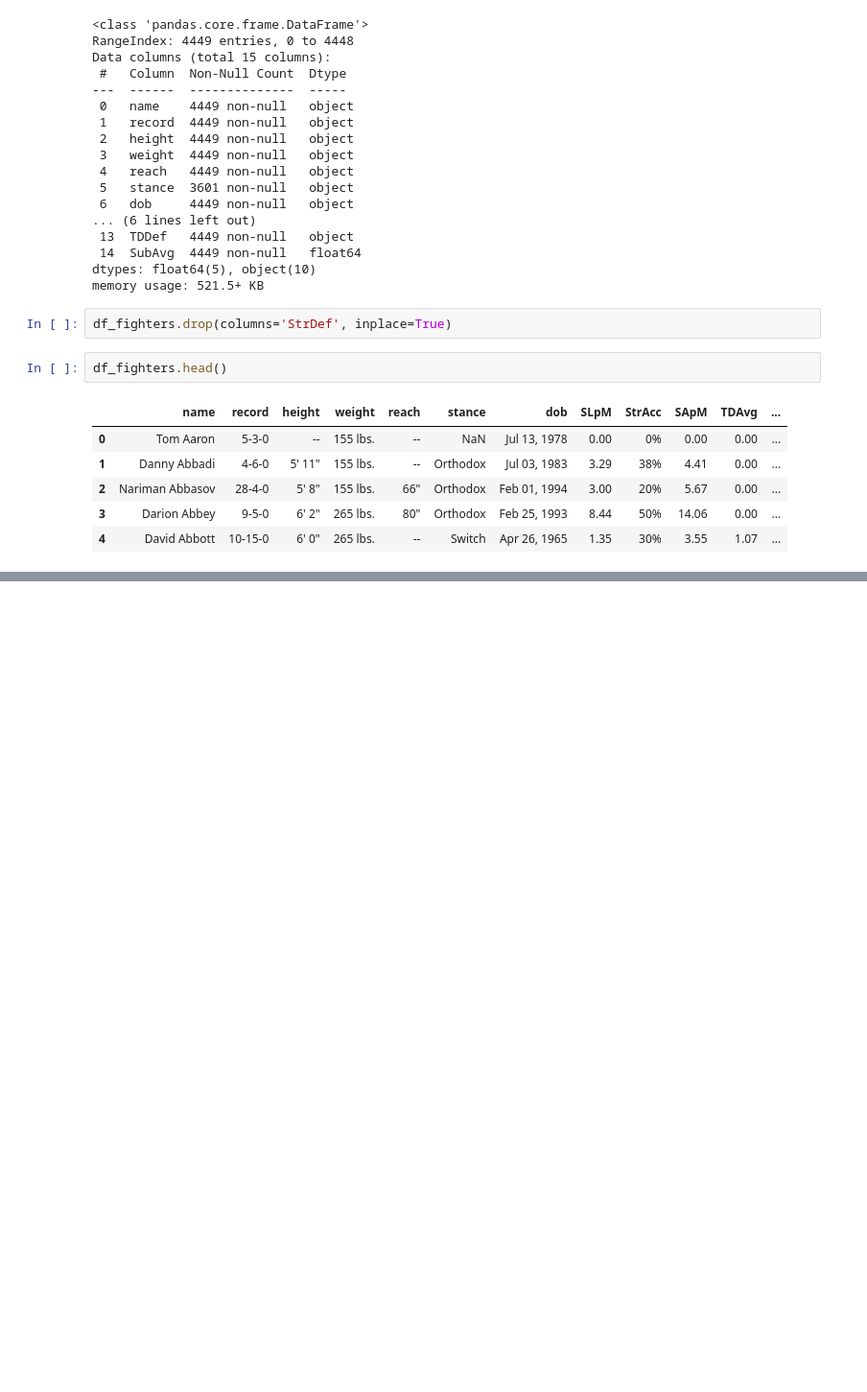
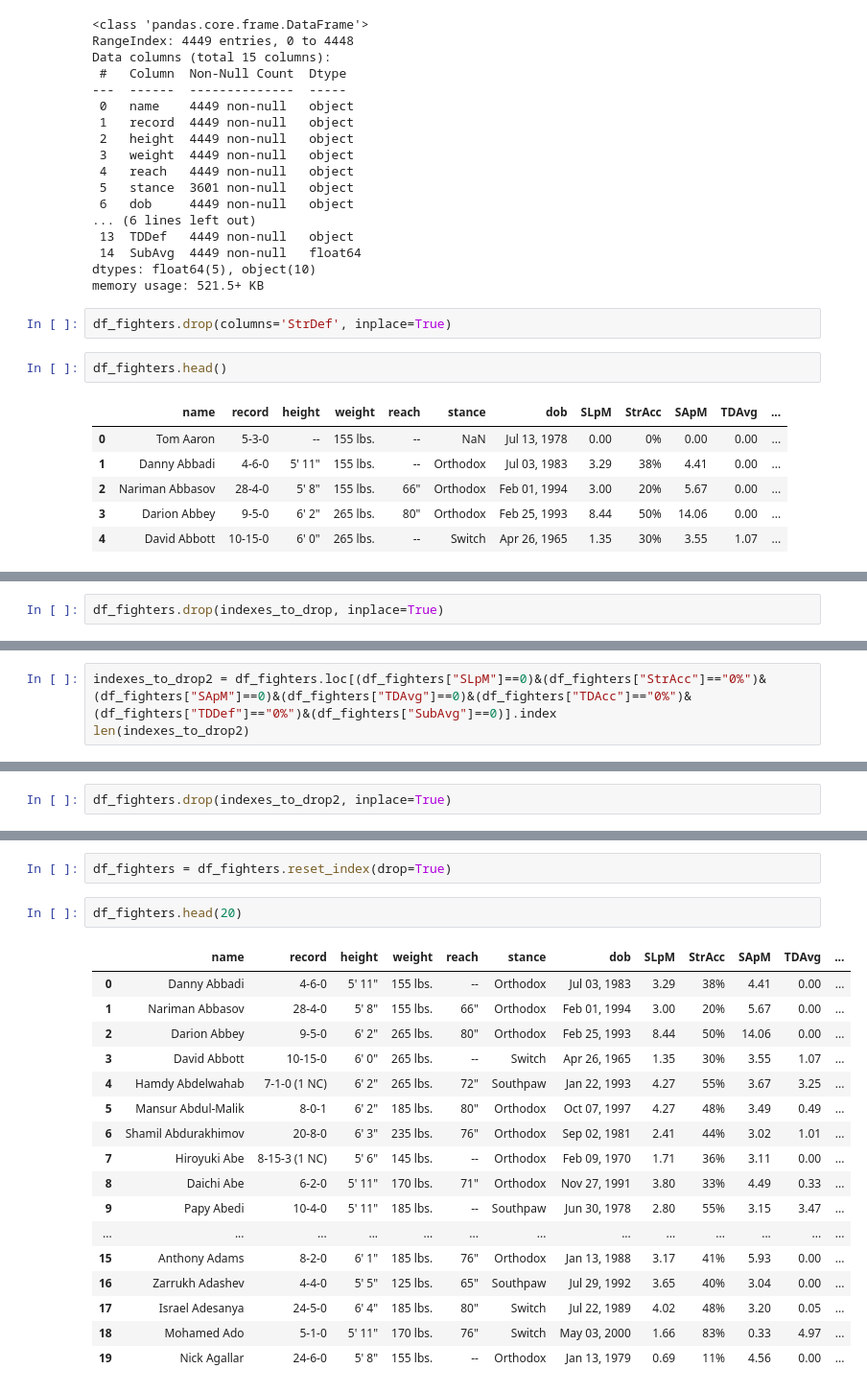
Before and after one commit to LLWICK/UFC-Fight-Winner-Predictor-Machine-learning, a Jupyter notebook: training/training.ipynb, the cells around one changed output, grey strips where cells are left out. Shown: that part at 96% size. Cells and saved outputs as stored; diff of their text form; blank space fills up the shorter version.

```diff
--- a/training/training.ipynb
+++ b/training/training.ipynb
@@ -60,0 +84,2 @@ df
+# %%
+df_fighters.drop(indexes_to_drop, inplace=True)
@@ -60,0 +106,3 @@ df
+# %%
+indexes_to_drop2 = df_fighters.loc[(df_fighters["SLpM"]==0)&(df_fighters["StrAcc"]=="0%")&(df_fighters["SApM"]==0)&(df_fighters["TDAvg"]==0)&(df_fighters["TDAcc"]=="0%")&(df_fighters["TDDef"]=="0%")&(df_fighters["SubAvg"]==0)].index
+len(indexes_to_drop2)
@@ -60,0 +111,2 @@ df
+# %%
+df_fighters.drop(indexes_to_drop2, inplace=True)
@@ -60,0 +165,22 @@ df
+# %%
+df_fighters = df_fighters.reset_index(drop=True)
+# %%
+df_fighters.head(20)
+# %% [output]
+|  | name | record | height | weight | reach | stance | dob | SLpM | StrAcc | SApM | TDAvg | ... |
+| 0 | Danny Abbadi | 4-6-0 | 5' 11" | 155 lbs. | -- | Orthodox | Jul 03, 1983 | 3.29 | 38% | 4.41 | 0.00 | ... |
+| 1 | Nariman Abbasov | 28-4-0 | 5' 8" | 155 lbs. | 66" | Orthodox | Feb 01, 1994 | 3.00 | 20% | 5.67 | 0.00 | ... |
+| 2 | Darion Abbey | 9-5-0 | 6' 2" | 265 lbs. | 80" | Orthodox | Feb 25, 1993 | 8.44 | 50% | 14.06 | 0.00 | ... |
+| 3 | David Abbott | 10-15-0 | 6' 0" | 265 lbs. | -- | Switch | Apr 26, 1965 | 1.35 | 30% | 3.55 | 1.07 | ... |
+| 4 | Hamdy Abdelwahab | 7-1-0 (1 NC) | 6' 2" | 265 lbs. | 72" | Southpaw | Jan 22, 1993 | 4.27 | 55% | 3.67 | 3.25 | ... |
+| 5 | Mansur Abdul-Malik | 8-0-1 | 6' 2" | 185 lbs. | 80" | Orthodox | Oct 07, 1997 | 4.27 | 48% | 3.49 | 0.49 | ... |
+| 6 | Shamil Abdurakhimov | 20-8-0 | 6' 3" | 235 lbs. | 76" | Orthodox | Sep 02, 1981 | 2.41 | 44% | 3.02 | 1.01 | ... |
+| 7 | Hiroyuki Abe | 8-15-3 (1 NC) | 5' 6" | 145 lbs. | -- | Orthodox | Feb 09, 1970 | 1.71 | 36% | 3.11 | 0.00 | ... |
+| 8 | Daichi Abe | 6-2-0 | 5' 11" | 170 lbs. | 71" | Orthodox | Nov 27, 1991 | 3.80 | 33% | 4.49 | 0.33 | ... |
+| 9 | Papy Abedi | 10-4-0 | 5' 11" | 185 lbs. | -- | Southpaw | Jun 30, 1978 | 2.80 | 55% | 3.15 | 3.47 | ... |
+| ... | ... | ... | ... | ... | ... | ... | ... | ... | ... | ... | ... | ... |
+| 15 | Anthony Adams | 8-2-0 | 6' 1" | 185 lbs. | 76" | Orthodox | Jan 13, 1988 | 3.17 | 41% | 5.93 | 0.00 | ... |
+| 16 | Zarrukh Adashev | 4-4-0 | 5' 5" | 125 lbs. | 65" | Southpaw | Jul 29, 1992 | 3.65 | 40% | 3.04 | 0.00 | ... |
+| 17 | Israel Adesanya | 24-5-0 | 6' 4" | 185 lbs. | 80" | Switch | Jul 22, 1989 | 4.02 | 48% | 3.20 | 0.05 | ... |
+| 18 | Mohamed Ado | 5-1-0 | 5' 11" | 170 lbs. | 76" | Switch | May 03, 2000 | 1.66 | 83% | 0.33 | 4.97 | ... |
+| 19 | Nick Agallar | 24-6-0 | 5' 8" | 155 lbs. | -- | Orthodox | Jan 13, 1979 | 0.69 | 11% | 4.56 | 0.00 | ... |
```
Also changed, not shown: parts of 13 cells of this notebook.
